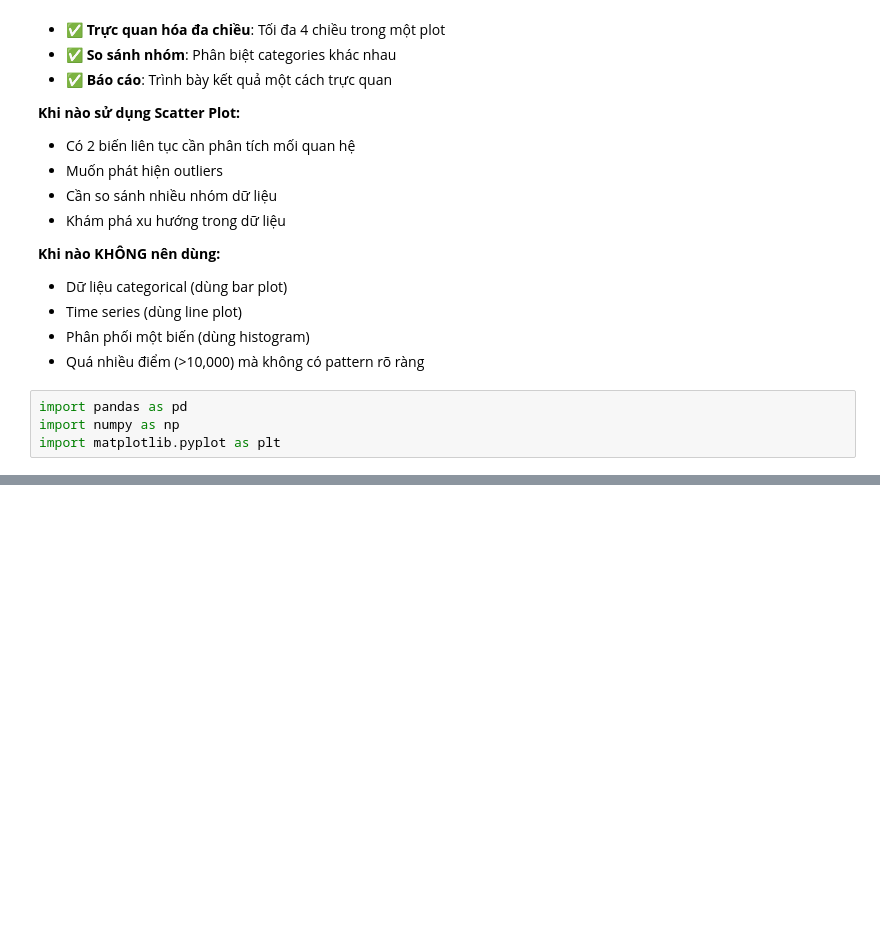
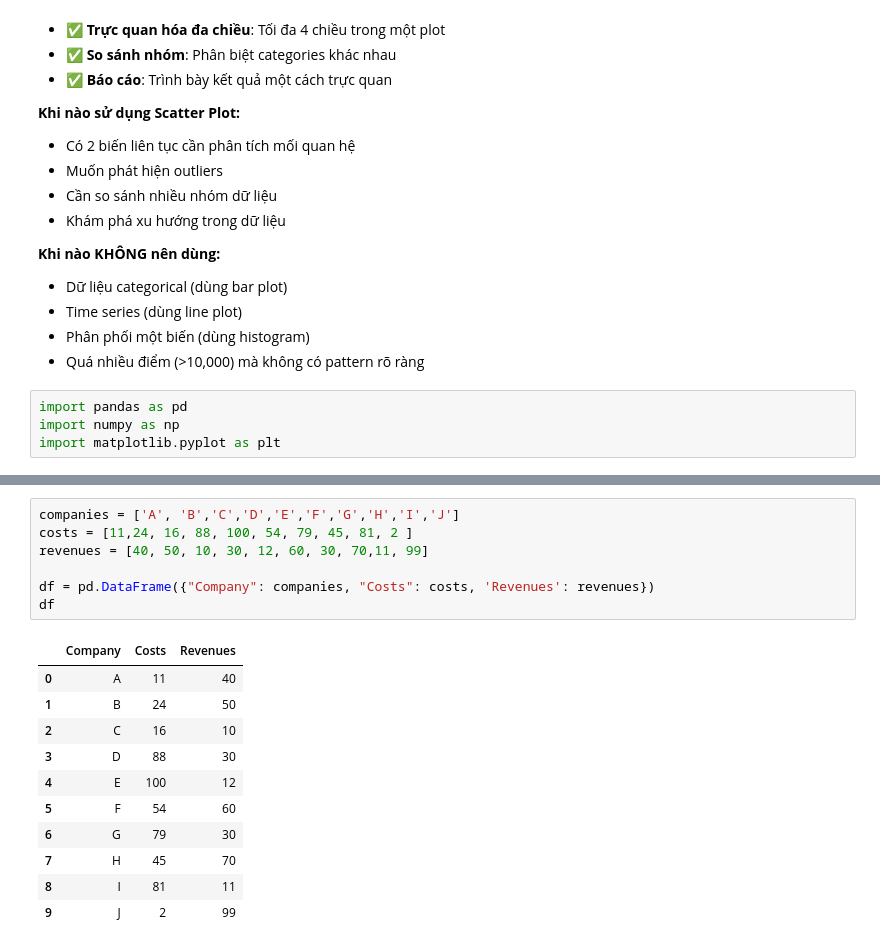
Before and after one commit to HoangHumg1210/Data_Visualizaton_Basic, a Jupyter notebook: Scatter.ipynb, the cells around one changed output, grey strips where cells are left out. Drawn from its saved outputs; the diff is of its cells as text; blank space fills up the shorter version.

```diff
--- a/Scatter.ipynb
+++ b/Scatter.ipynb
@@ -311,0 +314,19 @@ plt.show()
+# %%
+companies = ['A', 'B','C','D','E','F','G','H','I','J']
+costs = [11,24, 16, 88, 100, 54, 79, 45, 81, 2 ]
+revenues = [40, 50, 10, 30, 12, 60, 30, 70,11, 99]
+
+df = pd.DataFrame({"Company": companies, "Costs": costs, 'Revenues': revenues})
+df
+# %% [output]
+|  | Company | Costs | Revenues |
+| 0 | A | 11 | 40 |
+| 1 | B | 24 | 50 |
+| 2 | C | 16 | 10 |
+| 3 | D | 88 | 30 |
+| 4 | E | 100 | 12 |
+| 5 | F | 54 | 60 |
+| 6 | G | 79 | 30 |
+| 7 | H | 45 | 70 |
+| 8 | I | 81 | 11 |
+| 9 | J | 2 | 99 |
```
Also changed, not shown: parts of 5 cells of this notebook, 9 other files.
